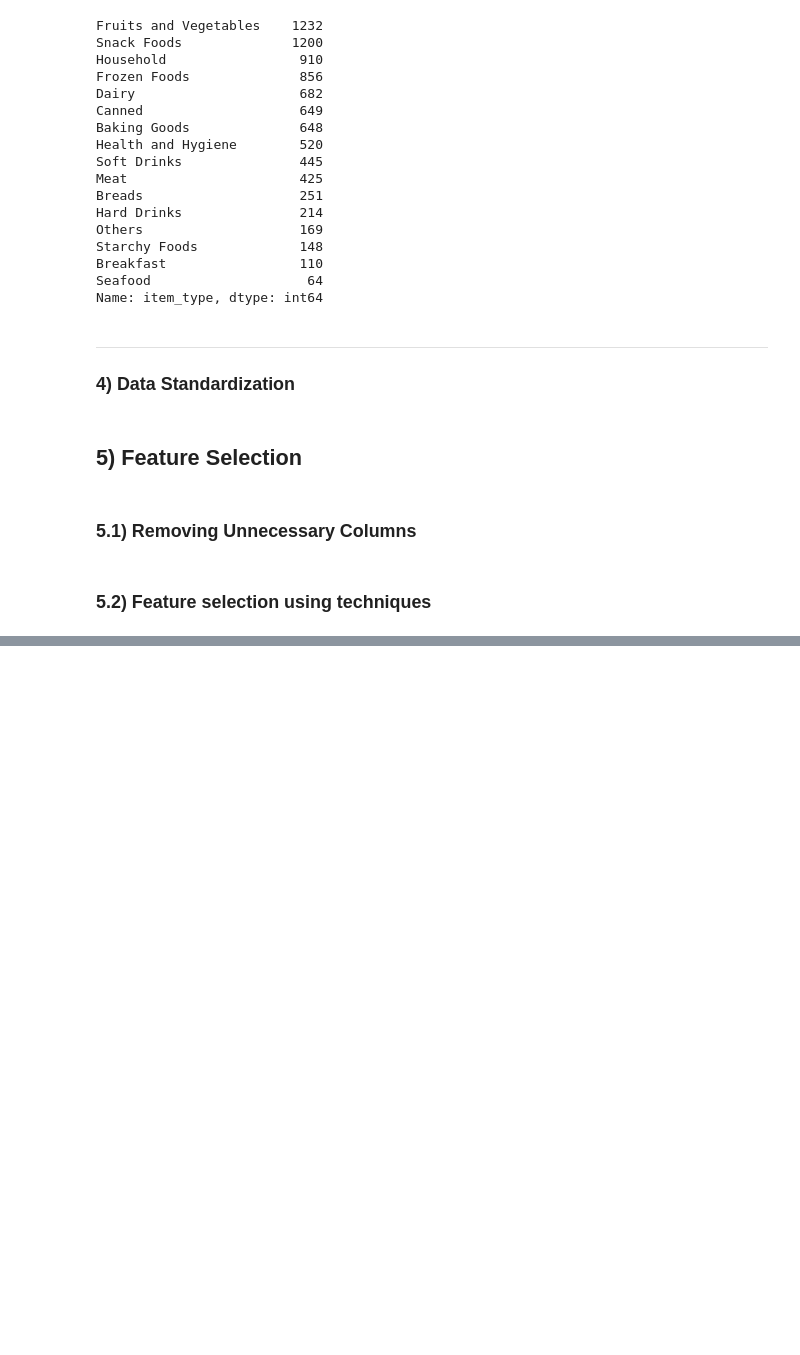
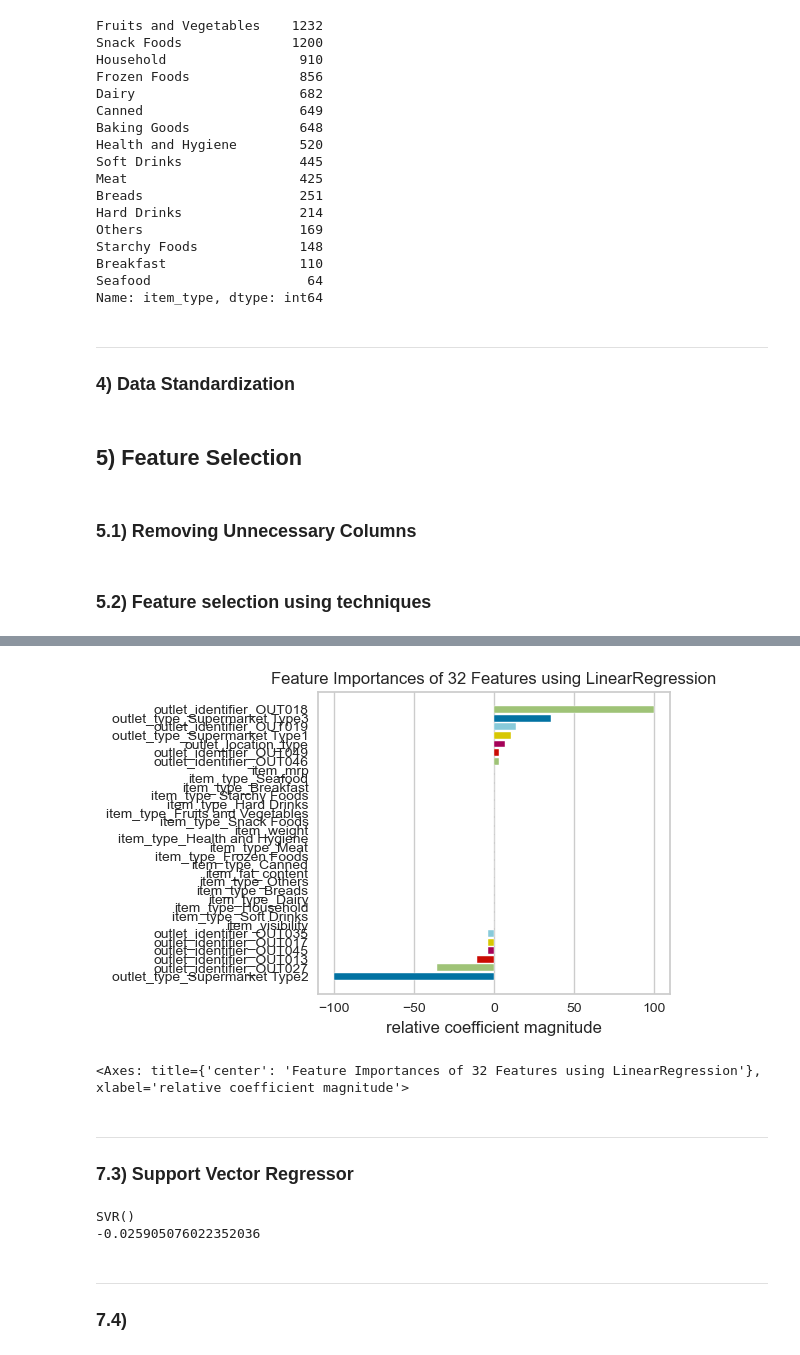
Before and after one commit to Krupique/mlops-projects, a Jupyter notebook: 02-bigmart_sales_prediction/notebook/main.ipynb, the cells around one changed output, grey strips where cells are left out. Saved outputs shown, nothing was run; the diff lists cells and outputs as text; code cells hidden in the pictures; blank space fills up the shorter version.

```diff
--- a/02-bigmart_sales_prediction/notebook/main.ipynb
+++ b/02-bigmart_sales_prediction/notebook/main.ipynb
@@ -708,0 +702,6 @@ df_copy = df_train.copy()
+# %%
+X_train, X_test, y_train, y_test = train_test_split(
+        df_train_copy.drop(columns=['item_outlet_sales']),
+        df_train_copy['item_outlet_sales'],
+        test_size=0.25,
+        random_state=11)
@@ -708,0 +728,5 @@ df_copy = df_train.copy()
+# %%
+lr = LinearRegression()
+lr.fit(X_train, y_train)
+print(lr.score(X_test, y_test))
+print(lr.coef_)
@@ -708,0 +743,31 @@ df_copy = df_train.copy()
+# %%
+fig, ax = plt.subplots(figsize=(6, 4))
+fi_viz = FeatureImportances(
+    lr, labels=X_train.columns
+)
+fi_viz.fit(X_train, y_train)
+fi_viz.poof()
+# #fig.savefig(
+#     "images/mlpr_1401.png",
+#     bbox_inches="tight",
+#     dpi=300,
+# )
+# %% [output]
+[figure, added]
+<Axes: title={'center': 'Feature Importances of 32 Features using LinearRegression'}, xlabel='relative coefficient magnitude'>
+# %% [markdown]
+---
+
+### 7.3) Support Vector Regressor
+# %%
+svr = SVR()
+
+print(svr.fit(X_train, y_train))
+print(svr.score(X_test, y_test))
+# %% [output]
+SVR()
+-0.025905076022352036
+# %% [markdown]
+---
+
+### 7.4)
```
Also changed, not shown: parts of 14 cells of this notebook.
